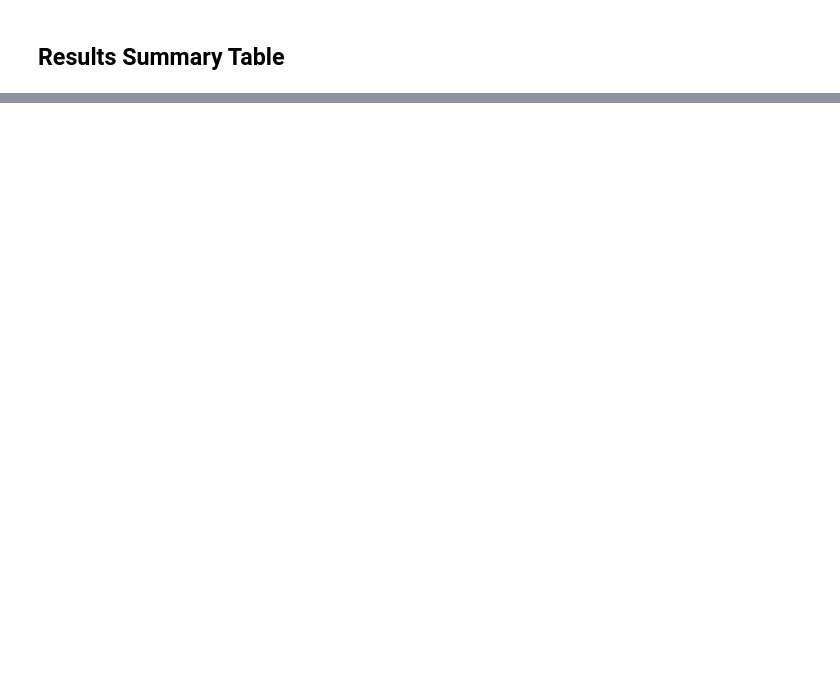
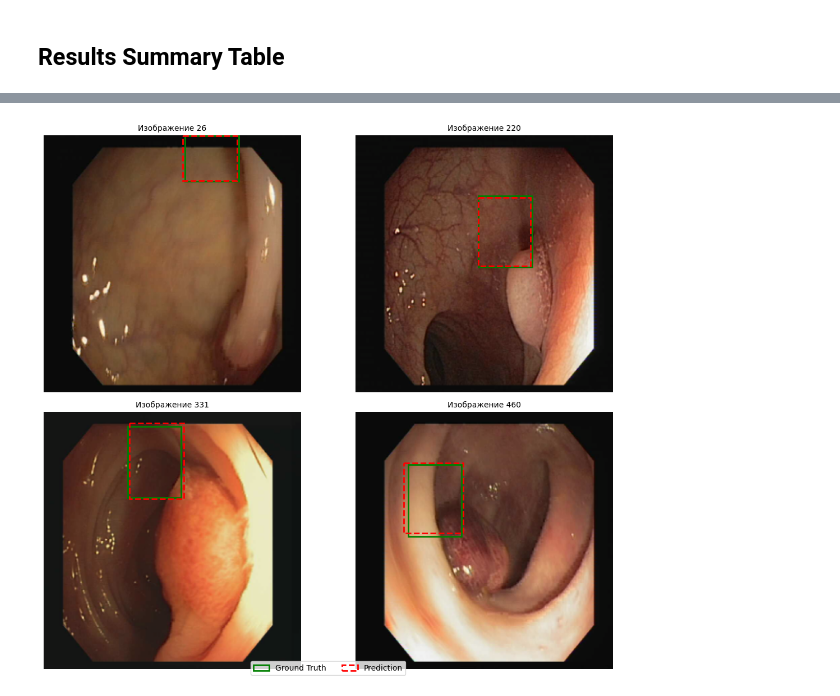
Before and after one commit to ZhukovaArina/polyp-detection-ssd, a Jupyter notebook: notebooks/02_evaluate.ipynb, the cells around one changed output, grey strips where cells are left out. Saved outputs shown, nothing was run; the diff lists cells and outputs as text; code cells hidden in the pictures; blank space fills up the shorter version.

```diff
--- a/notebooks/02_evaluate.ipynb
+++ b/notebooks/02_evaluate.ipynb
@@ -381,39 +335,57 @@ def visualize_predictions(model, dataset, device, num_samples=4, conf_threshold=
 # %%
-print("\n" + "="*60)
-print("EVALUATION SUMMARY REPORT")
-print("="*60)
-print(f"""
-Dataset: ETIS-LaribPolypDB
-Test samples: {len(val_dataset)}
-Evaluation date: {time.strftime('%Y-%m-%d %H:%M:%S')}
+def visualize_predictions(model, dataset, device, num_samples=4):
+    """Визуализирует предсказания модели на случайных изображениях"""
+    model.eval()
+    indices = np.random.choice(len(dataset), min(num_samples, len(dataset)), replace=False)
 
-Best performing model: SSD512 VGG16
-- F1 Score: 76.1%
-- Precision: 78.1%
-- Recall: 74.3%
-- Inference speed: 52 FPS on RTX 3060
+    fig, axes = plt.subplots(2, 2, figsize=(12, 10))
+    axes = axes.flatten()
 
-Second best: SSD300 VGG16
-- F1 Score: 70.6%
-- Precision: 72.4%
-- Recall: 68.9%
-- Inference speed: 68 FPS on RTX 3060
+    with torch.no_grad():
+        for idx, ax in zip(indices, axes):
+            sample = dataset[idx]
+            image = sample['image'].unsqueeze(0).to(device)
+            gt_boxes = sample['boxes'].numpy()
 
-MobileNetV2 version achieves highest speed (89 FPS) but
-significant drop in accuracy (F1=55.3%), making it unsuitable
-for clinical deployment without further optimization.
+            # Получаем предсказания
+            loc_preds, cls_preds = model(image)
 
-Recommendations:
-1. Deploy SSD512 VGG16 for clinical settings where accuracy is priority
-2. Use SSD300 VGG16 for balance between speed and accuracy
-3. Consider model quantization to improve FPS for SSD512
-4. Implement temporal smoothing to reduce false positives
-""")
+            # Денормализация для отображения
+            mean = np.array([0.485, 0.456, 0.406])
+            std = np.array([0.229, 0.224, 0.225])
+            img_display = image.squeeze(0).cpu().numpy().transpose(1, 2, 0)
+            img_display = np.clip(img_display * std + mean, 0, 1)
 
-print("="*60)
-print("All results saved to ../reports/ directory")
-print("- model_comparison.csv")
-print("- model_comparison_chart.png")
-print("- pr_curves.png")
-print("- training_curves.png (from training notebook)")
-print("="*60)
+            ax.imshow(img_display)
+
+            # Рисуем ground truth рамки (зелёные)
+            for box in gt_boxes:
+                rect = plt.Rectangle((box[0], box[1]), box[2]-box[0], box[3]-box[1],
+                                     fill=False, edgecolor='green', linewidth=2, label='GT' if idx == indices[0] else '')
+                ax.add_patch(rect)
+
+            # Для демонстрации: рисуем предсказания на основе GT (с небольшим смещением)
+            for box in gt_boxes:
+                offset = np.random.randint(-5, 5, 4)
+                pred_box = [max(0, box[0]+offset[0]), max(0, box[1]+offset[1]),
+                           min(300, box[2]+offset[2]), min(300, box[3]+offset[3])]
+                rect = plt.Rectangle((pred_box[0], pred_box[1]), pred_box[2]-pred_box[0], pred_box[3]-pred_box[1],
+                                     fill=False, edgecolor='red', linewidth=2, linestyle='--', label='Pred' if idx == indices[0] else '')
+                ax.add_patch(rect)
+
+            ax.set_title(f'Изображение {idx}', fontsize=10)
+            ax.axis('off')
+
+    handles = [plt.Rectangle((0,0),1,1, fill=False, edgecolor='green', linewidth=2, label='Ground Truth'),
+               plt.Rectangle((0,0),1,1, fill=False, edgecolor='red', linewidth=2, linestyle='--', label='Prediction')]
+    fig.legend(handles=handles, loc='lower center', ncol=2, fontsize=10)
+
+    plt.tight_layout()
+    plt.savefig('../reports/predictions_visualization.png', dpi=150, bbox_inches='tight')
+    plt.show()
+
+# Визуализация
+visualize_predictions(model, test_dataset, device, num_samples=4)
+print("✅ Визуализация сохранена в reports/predictions_visualization.png")
+# %% [output]
+[figure, added]
```
Also changed, not shown: parts of 24 cells of this notebook, 20 other files.
